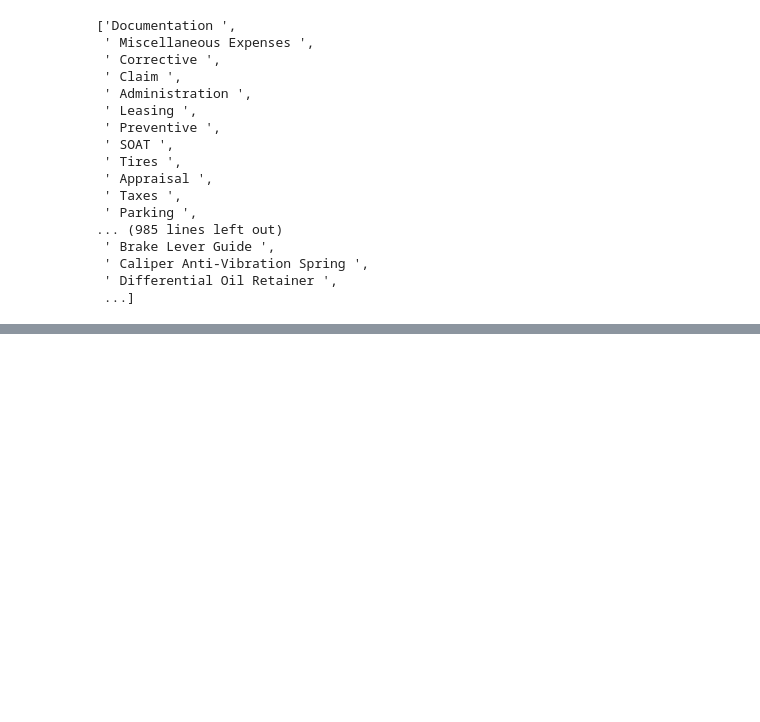
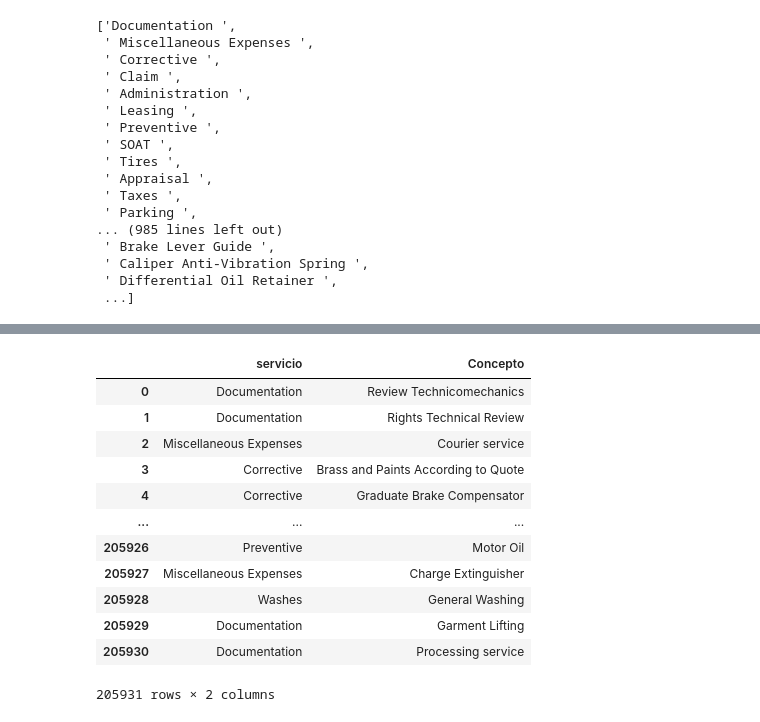
Before and after one commit to DLesmes/google_Trans, a Jupyter notebook: Traductor - copia.ipynb, the cells around one changed output, grey strips where cells are left out. Cells and saved outputs as stored; diff of their text form; code cells hidden in the pictures; blank space fills up the shorter version.

```diff
--- a/Traductor - copia.ipynb
+++ b/Traductor - copia.ipynb
@@ -42,8 +42,8 @@ list(df.columns)
  'Responsable Cobro']
 # %%
 variables = ['servicio',
-            'Concepto',
-             'Propietario']
+            'Concepto'
+             ]
 # %%
 len(df['servicio'].unique())
 # %% [output]
@@ -162,8 +172,22 @@ traducir.to_csv('Convenciones.csv', index = False, header=True, sep="|")
 # %%
 for j in variables:
     for i in traducir.index:
         df[j] = df[j].replace(traducir.loc[i,'Espanhol'],traducir.loc[i,'Ingles'])
 
-df[['servicio', 'Concepto', 'Propietario']]
+df[['servicio', 'Concepto']]
+# %% [output]
+|  | servicio | Concepto |
+| 0 | Documentation | Review Technicomechanics |
+| 1 | Documentation | Rights Technical Review |
+| 2 | Miscellaneous Expenses | Courier service |
+| 3 | Corrective | Brass and Paints According to Quote |
+| 4 | Corrective | Graduate Brake Compensator |
+| ... | ... | ... |
+| 205926 | Preventive | Motor Oil |
+| 205927 | Miscellaneous Expenses | Charge Extinguisher |
+| 205928 | Washes | General Washing |
+| 205929 | Documentation | Garment Lifting |
+| 205930 | Documentation | Processing service |
+205931 rows × 2 columns
 # %%
 df.to_csv('2021_01_05_fdCotizaciones.csv', index = False, header=True, sep="|")
```
Also changed, not shown: parts of 7 cells of this notebook.
